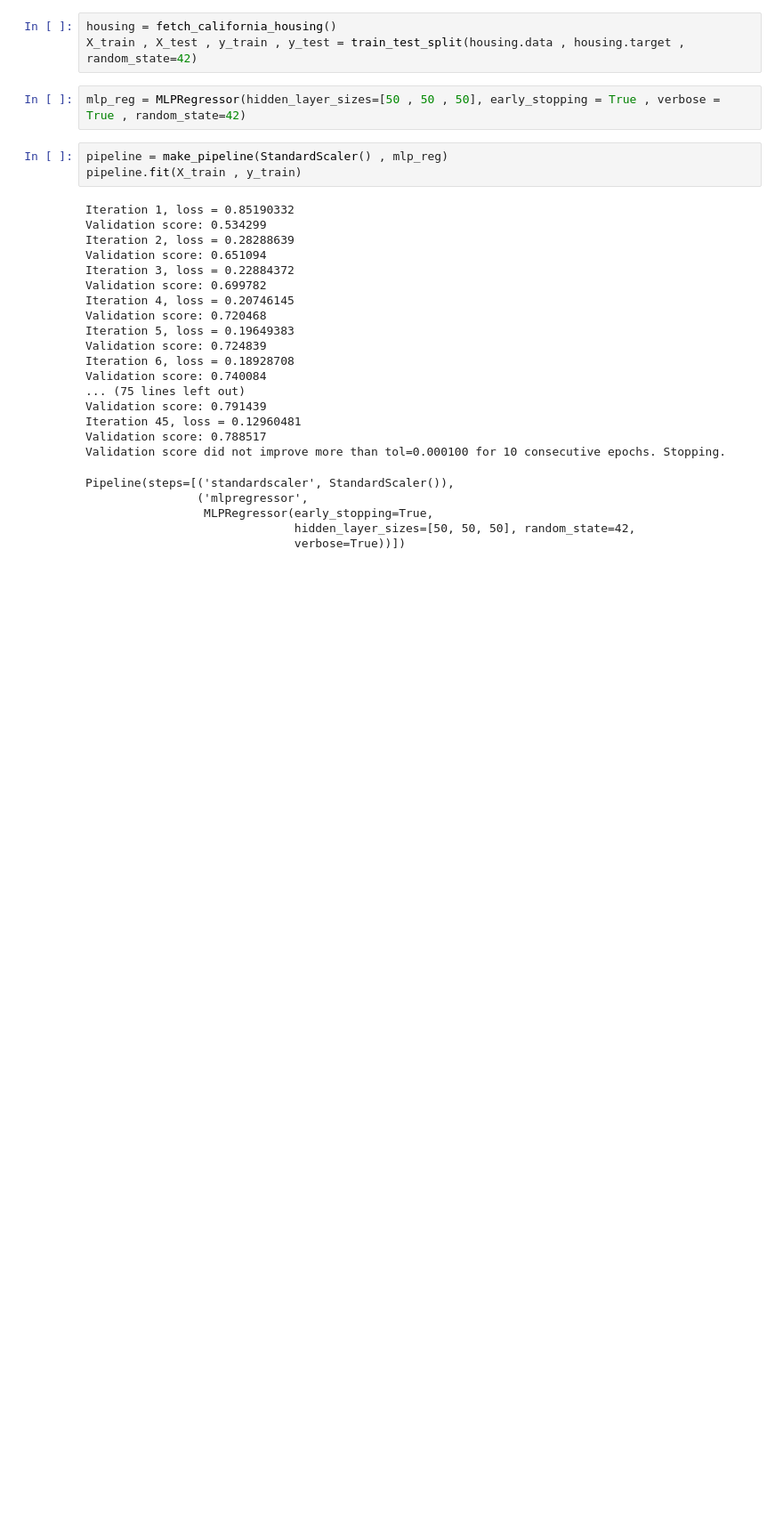
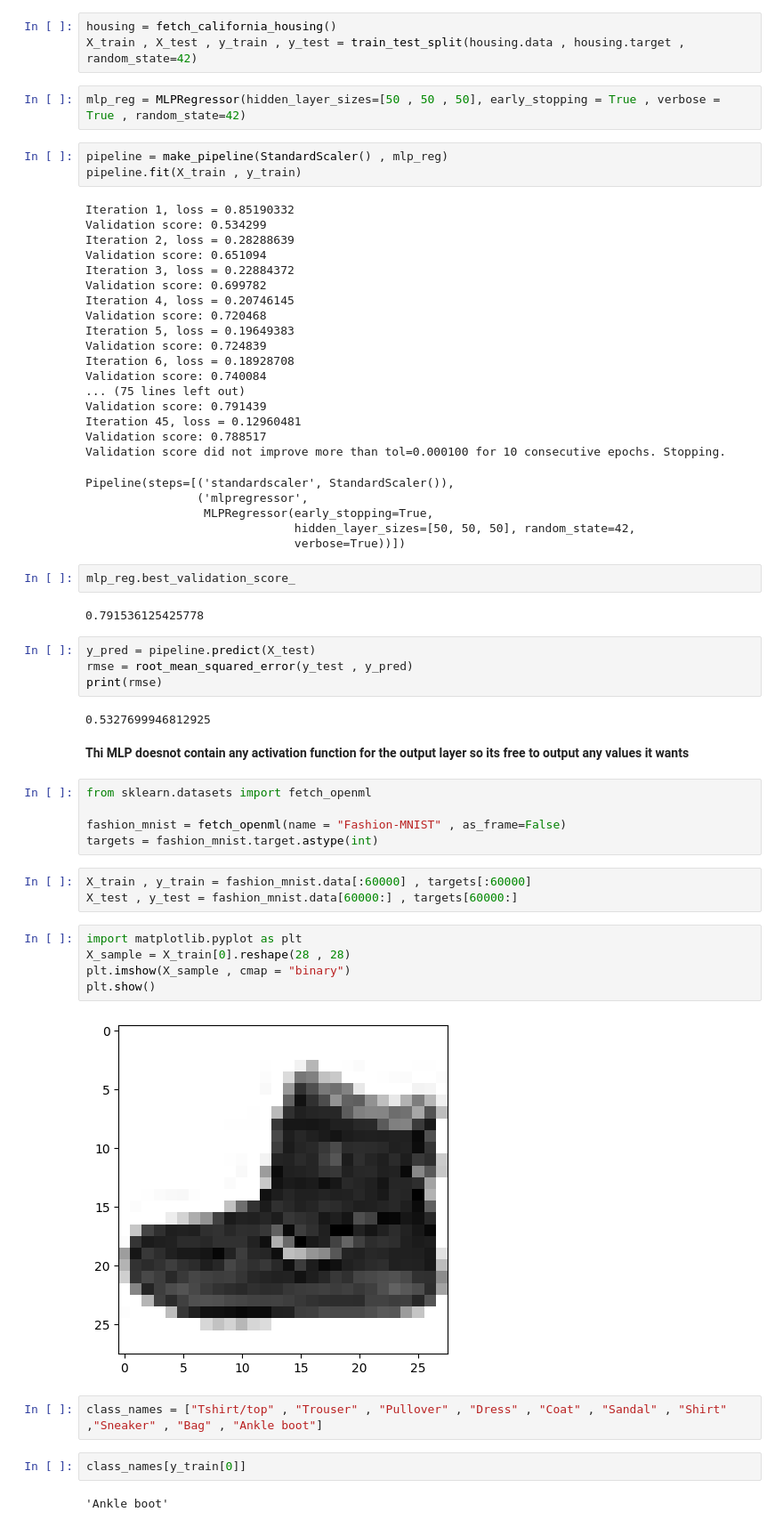
Before and after one commit to DevBansal08/HOML_pytorch, a Jupyter notebook: chapter 9/main.ipynb, the cells around one changed output. Shown: that part at 89% size. Saved outputs shown, nothing was run; the diff lists cells and outputs as text; blank space fills up the shorter version.

```diff
--- a/chapter 9/main.ipynb
+++ b/chapter 9/main.ipynb
@@ -66,3 +66,36 @@ Pipeline(steps=[('standardscaler', StandardScaler()),
                  MLPRegressor(early_stopping=True,
                               hidden_layer_sizes=[50, 50, 50], random_state=42,
                               verbose=True))])
+# %%
+mlp_reg.best_validation_score_
+# %% [output]
+0.791536125425778
+# %%
+y_pred = pipeline.predict(X_test)
+rmse = root_mean_squared_error(y_test , y_pred)
+print(rmse)
+# %% [output]
+0.5327699946812925
+# %% [markdown]
+**Thi MLP doesnot contain any activation function for the output layer so its free to output any values it wants**
+# %%
+from sklearn.datasets import fetch_openml
+
+fashion_mnist = fetch_openml(name = "Fashion-MNIST" , as_frame=False)
+targets = fashion_mnist.target.astype(int)
+# %%
+X_train , y_train = fashion_mnist.data[:60000] , targets[:60000]
+X_test , y_test = fashion_mnist.data[60000:] , targets[60000:]
+# %%
+import matplotlib.pyplot as plt
+X_sample = X_train[0].reshape(28 , 28)
+plt.imshow(X_sample , cmap = "binary")
+plt.show()
+# %% [output]
+[figure, added]
+# %%
+class_names = ["Tshirt/top" , "Trouser" , "Pullover" , "Dress" , "Coat" , "Sandal" , "Shirt" ,"Sneaker" , "Bag" , "Ankle boot"]
+# %%
+class_names[y_train[0]]
+# %% [output]
+'Ankle boot'
```
Also changed, not shown: parts of 2 cells of this notebook.
